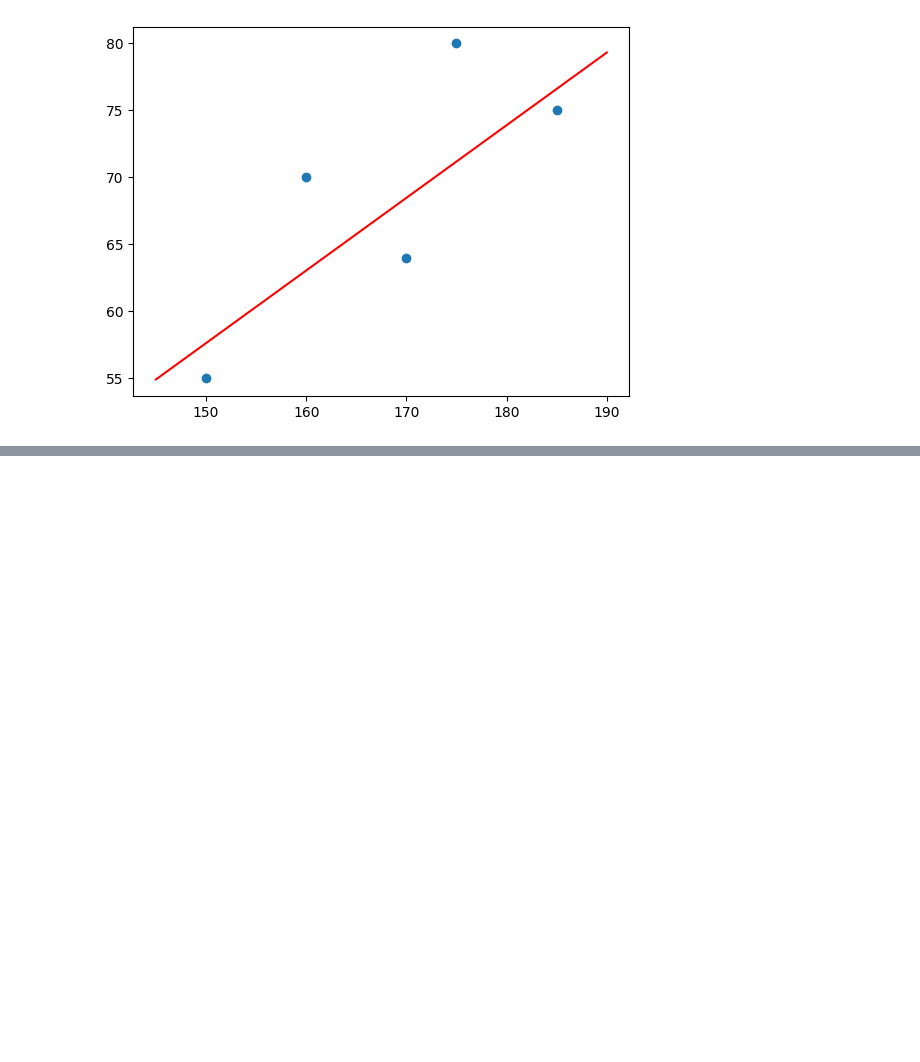
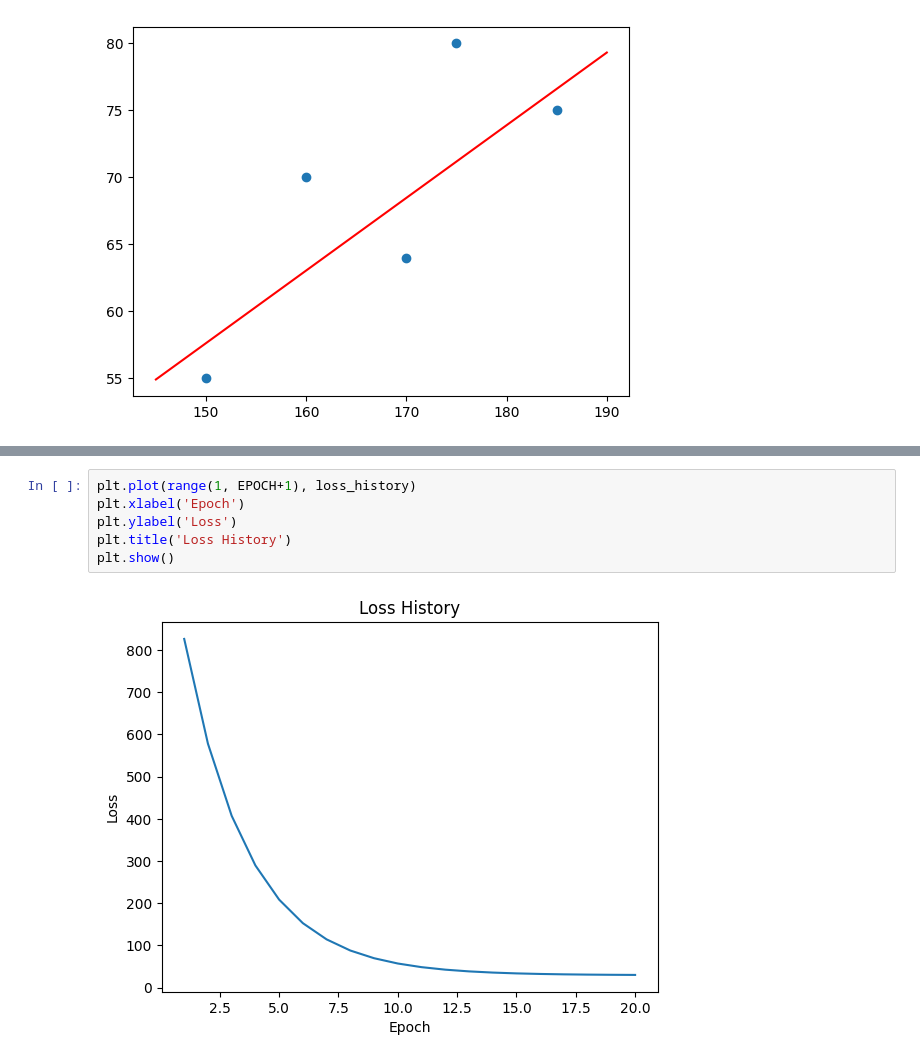
Before and after one commit to binghin2/Pytorch_basic, a Jupyter notebook: ANN_1223.ipynb, the cells around one changed output, grey strips where cells are left out. Saved outputs shown, nothing was run; the diff lists cells and outputs as text; blank space fills up the shorter version.

```diff
--- a/ANN_1223.ipynb
+++ b/ANN_1223.ipynb
@@ -126,0 +176,8 @@ NameError: name 'torch' is not defined
+# %%
+plt.plot(range(1, EPOCH+1), loss_history)
+plt.xlabel('Epoch')
+plt.ylabel('Loss')
+plt.title('Loss History')
+plt.show()
+# %% [output]
+[figure, added]
```
Also changed, not shown: parts of 1 cell of this notebook, 1 other file.
